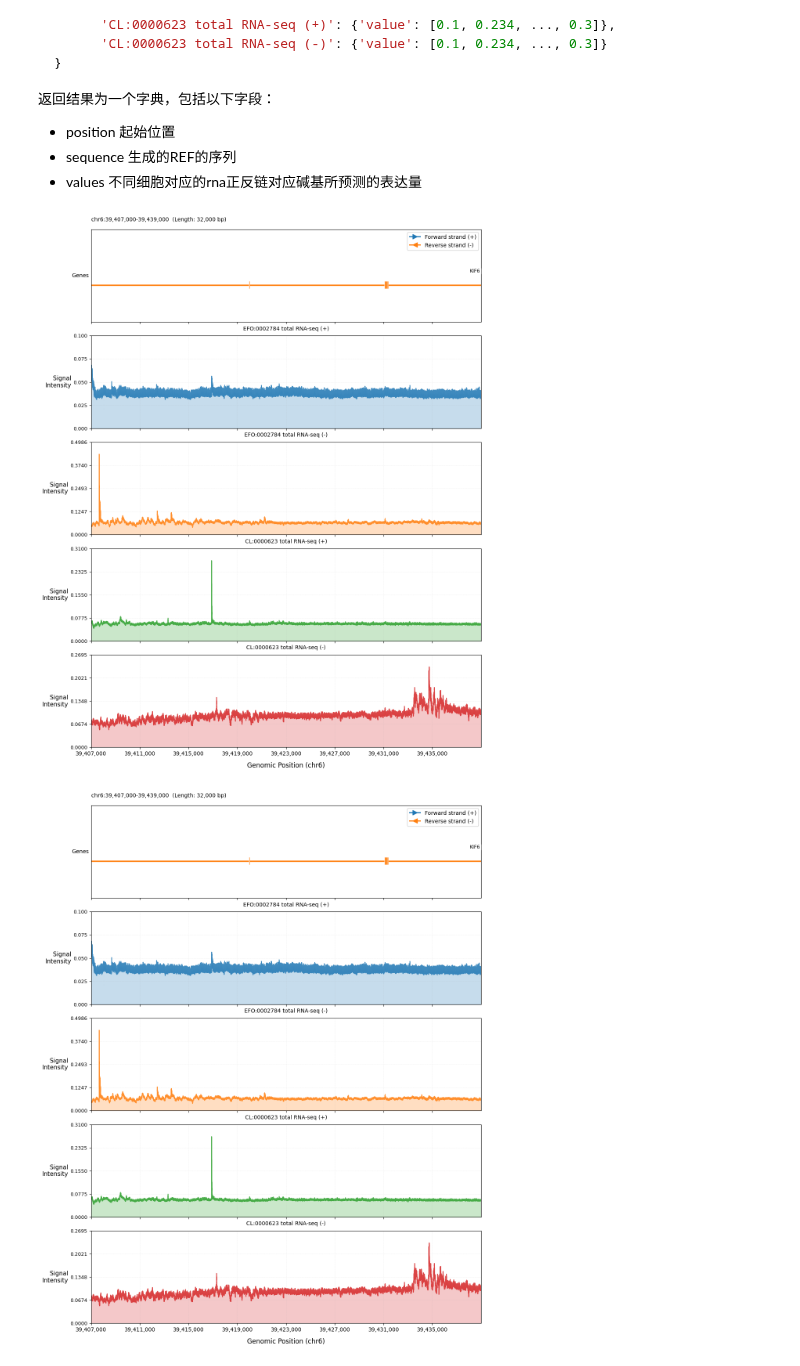
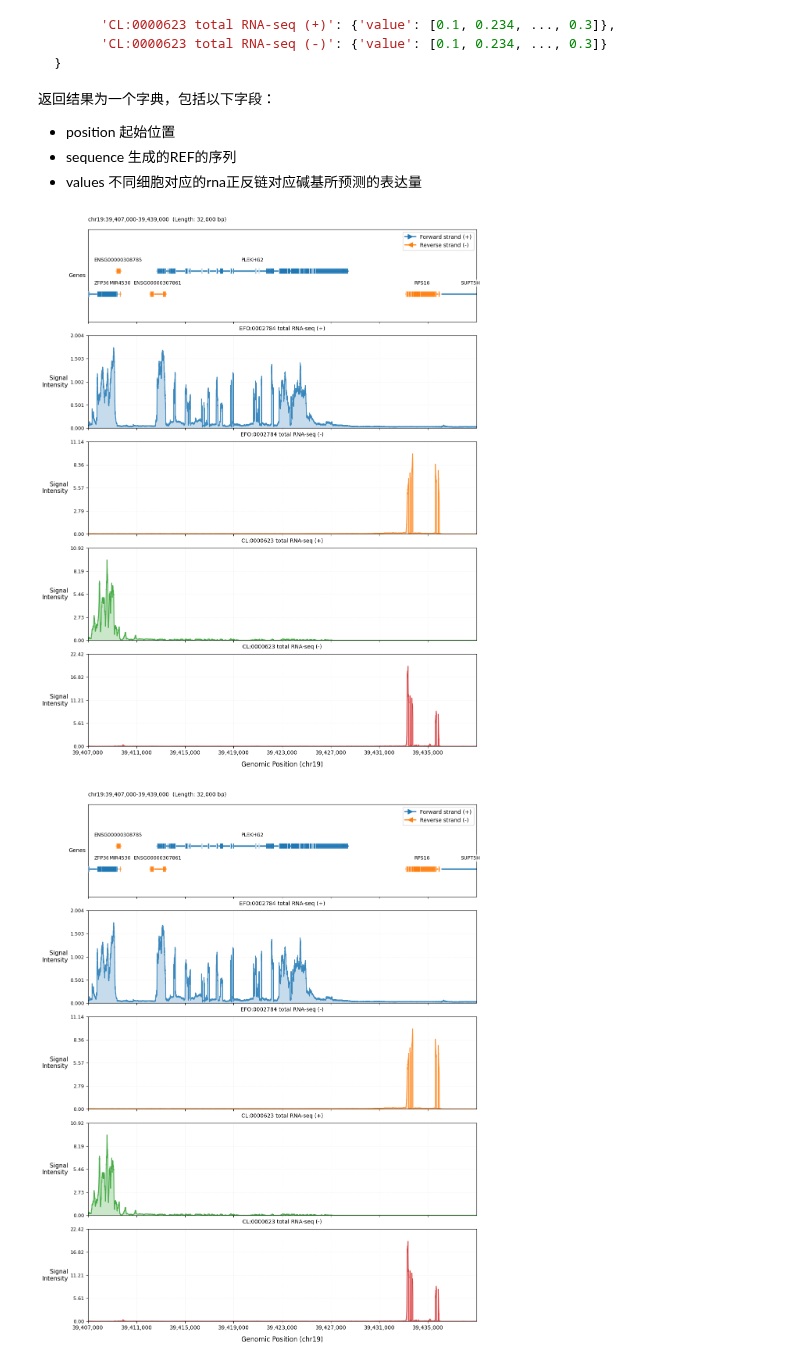
Before and after one commit to BGI-HangzhouAI/Genos, a Jupyter notebook: Notebooks/zh/04.RNASeqConvTrack_zh.ipynb, the cells around one changed output. Saved outputs shown, nothing was run; the diff lists cells and outputs as text; code cells hidden in the pictures.

```diff
--- a/Notebooks/zh/04.RNASeqConvTrack_zh.ipynb
+++ b/Notebooks/zh/04.RNASeqConvTrack_zh.ipynb
@@ -70,4 +70,4 @@ client = create_client(token="<your_api_key>")
     - start_pos: 起始的基因组上的具体碱基位置（1-based coordinate）
 # %%
-result = client.rna_coverage_track_pred("chr6", 39407000)
+result = client.rna_coverage_track_pred("chr19", 39407000)
 # %% [output]
@@ -94,8 +94,8 @@ RNA-seq coverage track prediction completed in 2.3637s
 # %%
 # 结果可视化
 from genos.plots.genomic_track_viewer import plot_genomic_track
 
-plot_genomic_track(result['result'])
+plot_genomic_track(result)
 # %% [output]
-[figure, old version]
+[figure, new version]
-[figure, old version]
+[figure, new version]
```
Also changed, not shown: parts of 2 cells of this notebook, 2 other files.
